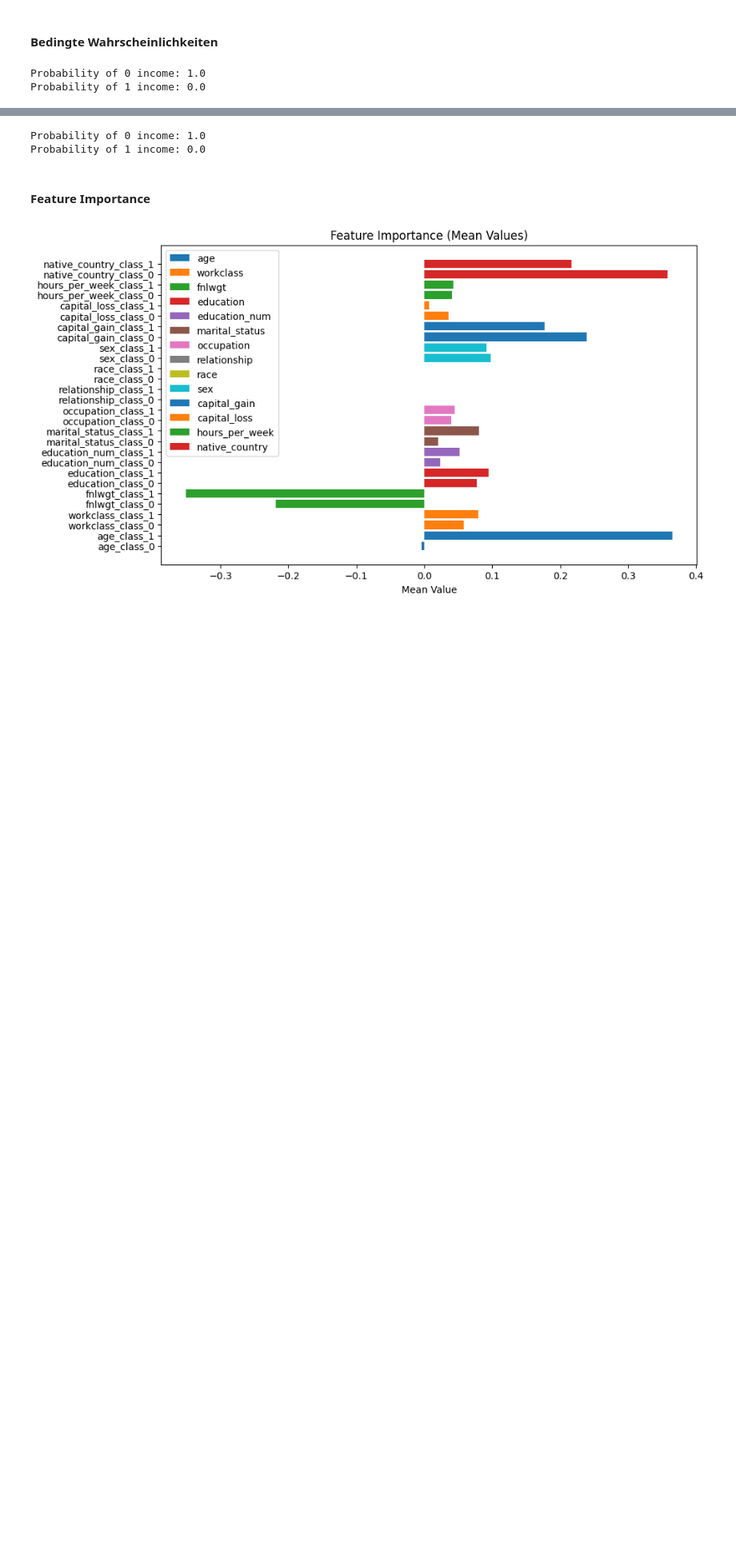
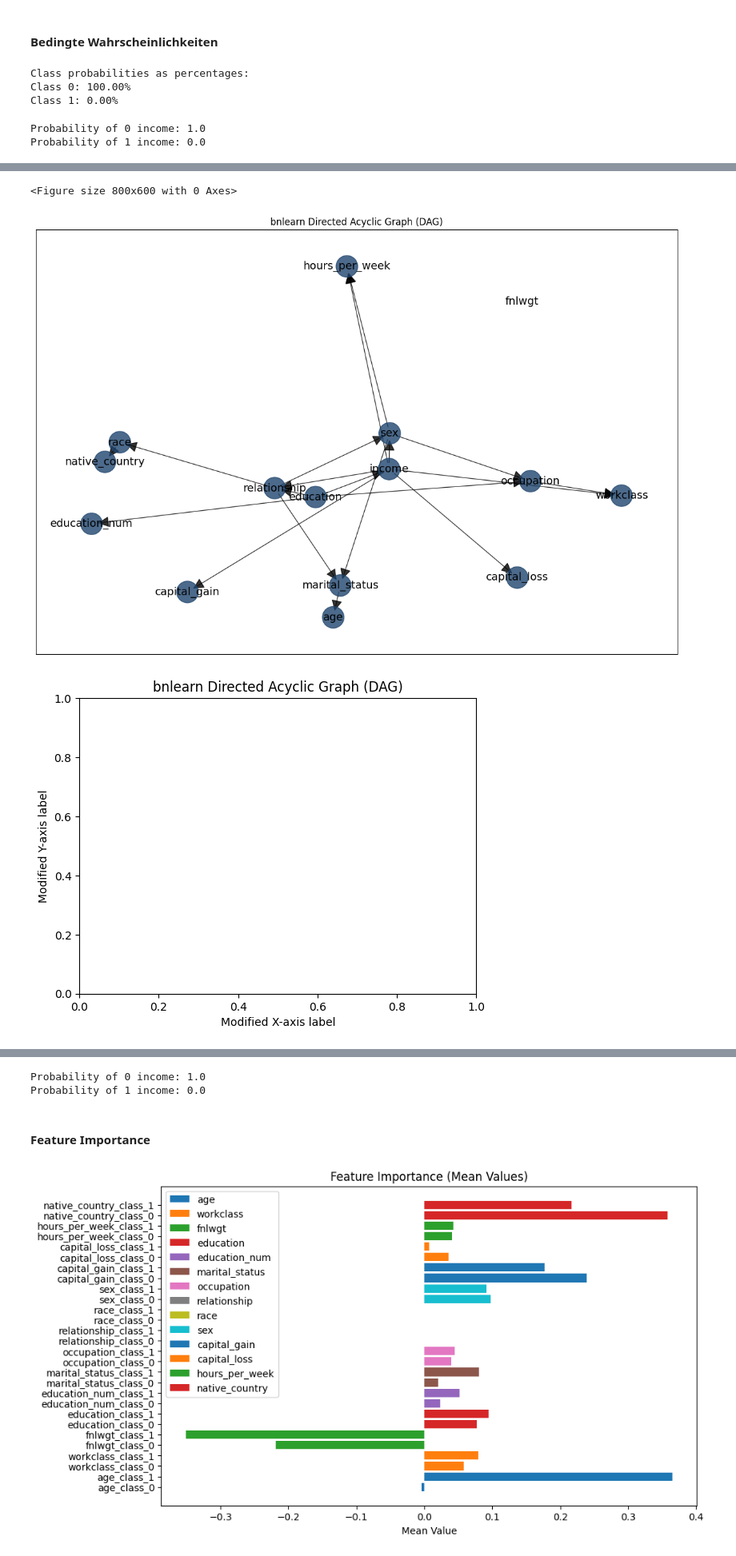
Before and after one commit to eva-f00/bayes_xml, a Jupyter notebook: Naive Bayes Classifier.ipynb, the cells around one changed output, grey strips where cells are left out. Shown at 80% size. Cells and saved outputs as stored; diff of their text form; code cells hidden in the pictures; blank space fills up the shorter version.

```diff
--- a/Naive Bayes Classifier.ipynb
+++ b/Naive Bayes Classifier.ipynb
@@ -787,5 +787,46 @@ Feature: race, Weighted Mean Absolute Score: 0.0002
 # %% [markdown]
 <h4> Bedingte Wahrscheinlichkeiten
+# %%
+from sklearn.preprocessing import OneHotEncoder
+import pandas as pd
+
+# Assuming 'data' contains the dataset
+
+# Select the relevant features for the specific scenario
+specific_data = pd.DataFrame({'education': ['Bachelors'], 'age': [20]})
+
+# Convert column names to strings
+specific_data.columns = specific_data.columns.astype(str)
+
+# Combine specific data with the original dataset to ensure all categories are present
+combined_data = pd.concat([data[['education', 'age']], specific_data])
+
+# Use OneHotEncoder for categorical variables
+encoder = OneHotEncoder(sparse=False)  # Use sparse=False to get a dense array
+encoder.fit(combined_data)
+
+# Transform the specific data into a DataFrame
+specific_data_encoded = encoder.transform(specific_data)
+column_names = encoder.get_feature_names_out(specific_data.columns)
+specific_data_encoded_df = pd.DataFrame(specific_data_encoded, columns=column_names)
+
+# Ensure that the number of features matches the model's expected input dimensions
+if specific_data_encoded_df.shape[1] < 105:
+    # Add additional zero-filled columns to match the expected number of features
+    missing_columns = 105 - specific_data_encoded_df.shape[1]
+    for i in range(missing_columns):
+        specific_data_encoded_df[f'extra_feature_{i}'] = 0
+
+# Calculate probabilities for the classes (assuming 'gnb' is already trained)
+probabilities = gnb.predict_proba(specific_data_encoded_df)
+print("Class probabilities as percentages:")
+probabilities_percent = probabilities * 100
+for class_idx, prob in enumerate(probabilities_percent[0]):
+    print(f"Class {class_idx}: {prob:.2f}%")
+# %% [output]
+Class probabilities as percentages:
+Class 0: 100.00%
+Class 1: 0.00%
 # %%
 # Assuming you have 'age' and 'sex' as features
 new_data = pd.DataFrame({'age': [55], 'sex': ['Male']})  # Adjust the values accordingly
@@ -816,3 +857,26 @@ for idx, label in enumerate(classes):
 # %% [output]
 Probability of 0 income: 1.0
 Probability of 1 income: 0.0
+# %%
+import bnlearn as bn
+import matplotlib.pyplot as plt
+
+# Assuming you have your data and trained DAG
+DAG = bn.structure_learning.fit(data)
+model_mle = bn.parameter_learning.fit(DAG, data, methodtype='maximumlikelihood')
+
+# Plotting the DAG with modified axis labels and title
+plt.figure(figsize=(8, 6))  # Define the figure size
+
+# Plot the DAG
+bn.plot(model_mle)
+
+# Retrieve the current Axes object
+ax = plt.gca()
+
+ax.set_title('bnlearn Directed Acyclic Graph (DAG)')  # Set the title
+ax.set_xlabel('Modified X-axis label')  # Set the modified X-axis label
+ax.set_ylabel('Modified Y-axis label')  # Set the modified Y-axis label
+
+plt.show()
+# %% [output]
@@ -818,0 +900,3 @@ Probability of 1 income: 0.0
+<Figure size 800x600 with 0 Axes>
+[figure, added]
+[figure, added]
```
Also changed, not shown: parts of 11 cells of this notebook.
